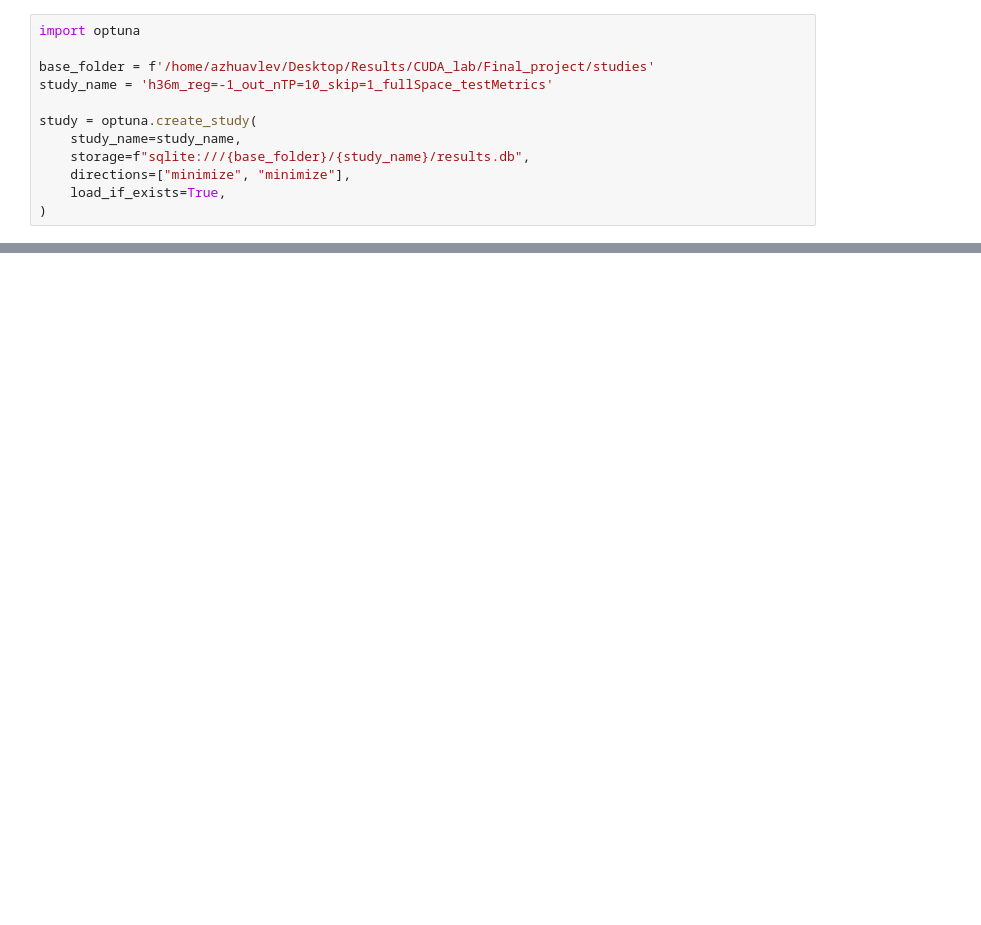
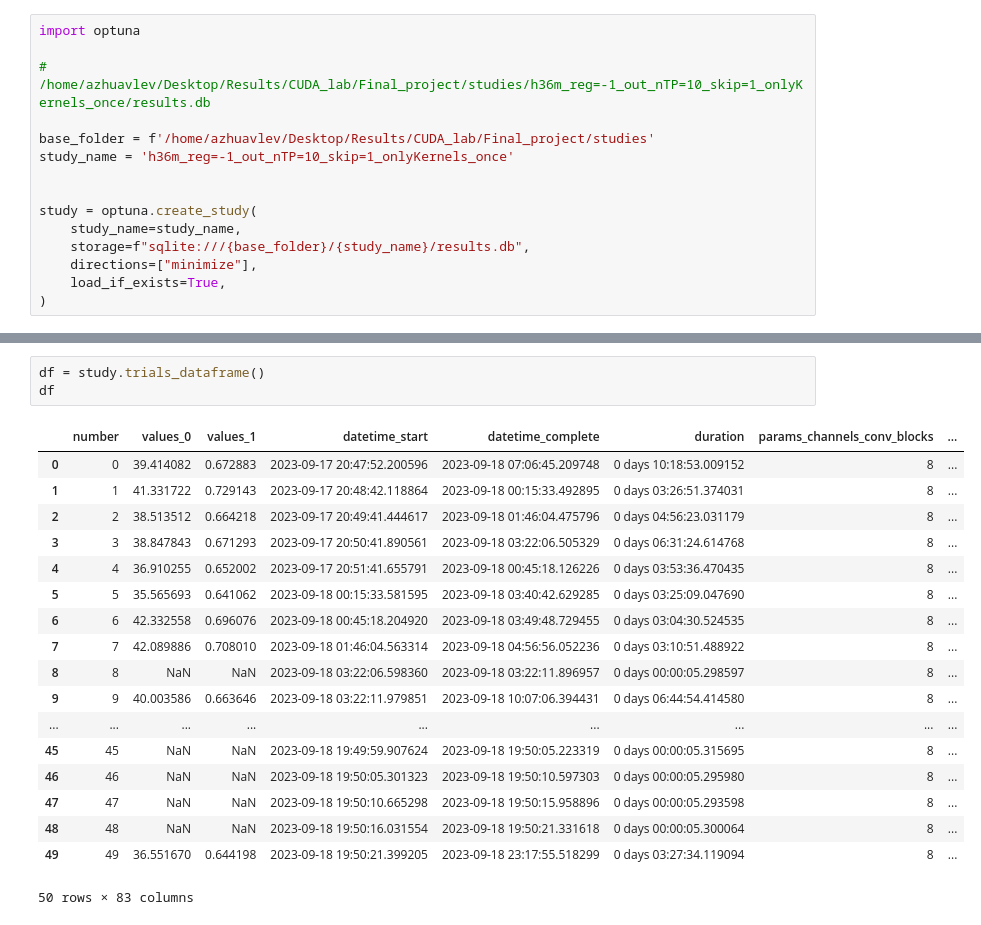
Before and after one commit to AlekseiZhuravlev/MotionMixerConv, a Jupyter notebook: conv_mixer/optuna_visualization.ipynb, the cells around one changed output, grey strips where cells are left out. Cells and saved outputs as stored; diff of their text form; blank space fills up the shorter version.

```diff
--- a/conv_mixer/optuna_visualization.ipynb
+++ b/conv_mixer/optuna_visualization.ipynb
@@ -1,13 +1,16 @@
 # %%
 import optuna
 
+# /home/azhuavlev/Desktop/Results/CUDA_lab/Final_project/studies/h36m_reg=-1_out_nTP=10_skip=1_onlyKernels_once/results.db
+
 base_folder = f'/home/azhuavlev/Desktop/Results/CUDA_lab/Final_project/studies'
-study_name = 'h36m_reg=-1_out_nTP=10_skip=1_fullSpace_testMetrics'
+study_name = 'h36m_reg=-1_out_nTP=10_skip=1_onlyKernels_once'
+
 
 study = optuna.create_study(
     study_name=study_name,
     storage=f"sqlite:///{base_folder}/{study_name}/results.db",
-    directions=["minimize", "minimize"],
+    directions=["minimize"],
     load_if_exists=True,
 )
 # %% [output]
@@ -23,0 +27,22 @@ optuna.visualization.plot_pareto_front(study)
+# %%
+df = study.trials_dataframe()
+df
+# %% [output]
+|  | number | values_0 | values_1 | datetime_start | datetime_complete | duration | params_channels_conv_blocks | ... |
+| 0 | 0 | 39.414082 | 0.672883 | 2023-09-17 20:47:52.200596 | 2023-09-18 07:06:45.209748 | 0 days 10:18:53.009152 | 8 | ... |
+| 1 | 1 | 41.331722 | 0.729143 | 2023-09-17 20:48:42.118864 | 2023-09-18 00:15:33.492895 | 0 days 03:26:51.374031 | 8 | ... |
+| 2 | 2 | 38.513512 | 0.664218 | 2023-09-17 20:49:41.444617 | 2023-09-18 01:46:04.475796 | 0 days 04:56:23.031179 | 8 | ... |
+| 3 | 3 | 38.847843 | 0.671293 | 2023-09-17 20:50:41.890561 | 2023-09-18 03:22:06.505329 | 0 days 06:31:24.614768 | 8 | ... |
+| 4 | 4 | 36.910255 | 0.652002 | 2023-09-17 20:51:41.655791 | 2023-09-18 00:45:18.126226 | 0 days 03:53:36.470435 | 8 | ... |
+| 5 | 5 | 35.565693 | 0.641062 | 2023-09-18 00:15:33.581595 | 2023-09-18 03:40:42.629285 | 0 days 03:25:09.047690 | 8 | ... |
+| 6 | 6 | 42.332558 | 0.696076 | 2023-09-18 00:45:18.204920 | 2023-09-18 03:49:48.729455 | 0 days 03:04:30.524535 | 8 | ... |
+| 7 | 7 | 42.089886 | 0.708010 | 2023-09-18 01:46:04.563314 | 2023-09-18 04:56:56.052236 | 0 days 03:10:51.488922 | 8 | ... |
+| 8 | 8 | NaN | NaN | 2023-09-18 03:22:06.598360 | 2023-09-18 03:22:11.896957 | 0 days 00:00:05.298597 | 8 | ... |
+| 9 | 9 | 40.003586 | 0.663646 | 2023-09-18 03:22:11.979851 | 2023-09-18 10:07:06.394431 | 0 days 06:44:54.414580 | 8 | ... |
+| ... | ... | ... | ... | ... | ... | ... | ... | ... |
+| 45 | 45 | NaN | NaN | 2023-09-18 19:49:59.907624 | 2023-09-18 19:50:05.223319 | 0 days 00:00:05.315695 | 8 | ... |
+| 46 | 46 | NaN | NaN | 2023-09-18 19:50:05.301323 | 2023-09-18 19:50:10.597303 | 0 days 00:00:05.295980 | 8 | ... |
+| 47 | 47 | NaN | NaN | 2023-09-18 19:50:10.665298 | 2023-09-18 19:50:15.958896 | 0 days 00:00:05.293598 | 8 | ... |
+| 48 | 48 | NaN | NaN | 2023-09-18 19:50:16.031554 | 2023-09-18 19:50:21.331618 | 0 days 00:00:05.300064 | 8 | ... |
+| 49 | 49 | 36.551670 | 0.644198 | 2023-09-18 19:50:21.399205 | 2023-09-18 23:17:55.518299 | 0 days 03:27:34.119094 | 8 | ... |
+50 rows × 83 columns
```
Also changed, not shown: parts of 10 cells of this notebook, 7 other files.
